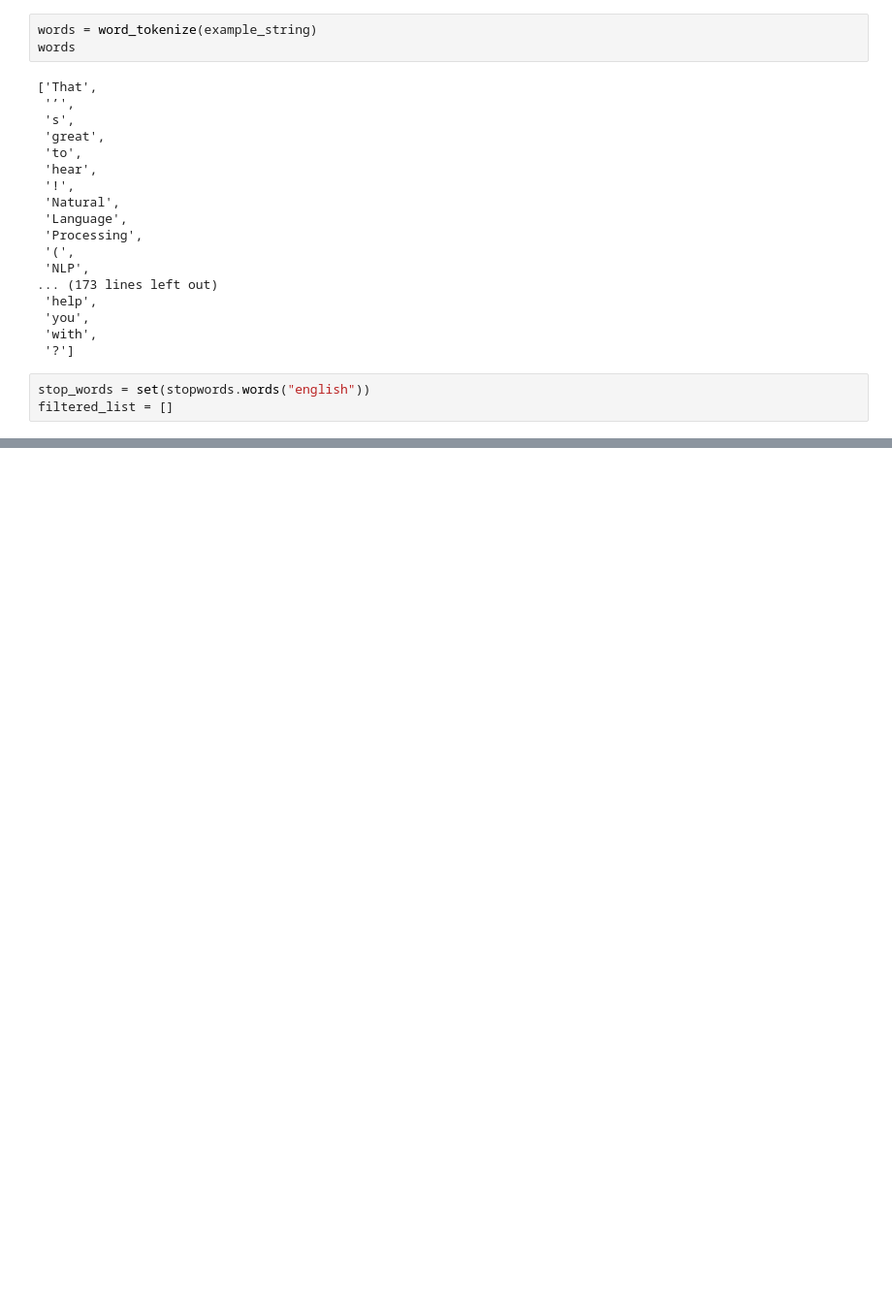
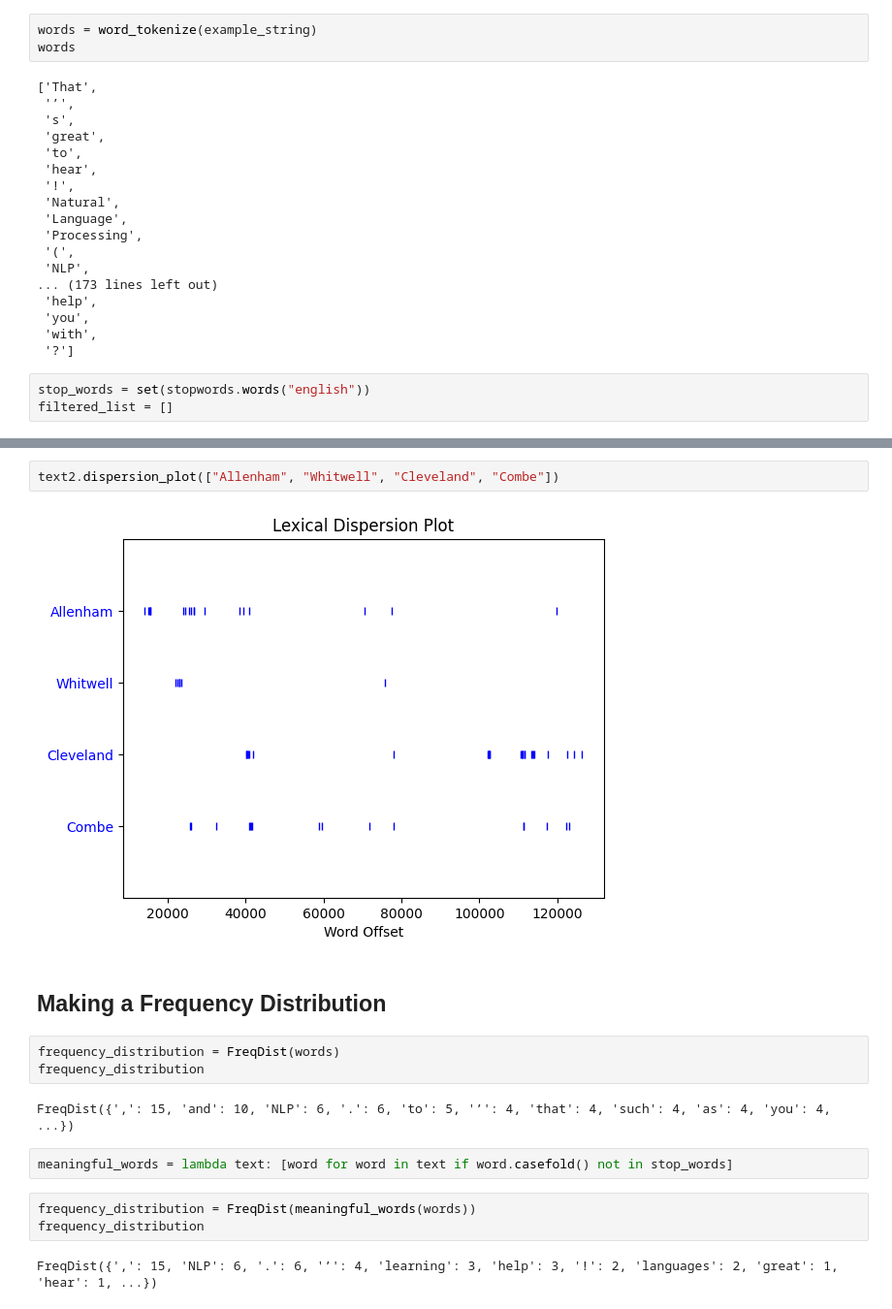
Before and after one commit to araobp/Learning-MarTech, a Jupyter notebook: NLP_basics.ipynb, the cells around one changed output, grey strips where cells are left out. Shown at 97% size. Cells and saved outputs as stored; diff of their text form; blank space fills up the shorter version.

```diff
--- a/NLP_basics.ipynb
+++ b/NLP_basics.ipynb
@@ -115,0 +340,18 @@ filtered_list
+# %%
+text2.dispersion_plot(["Allenham", "Whitwell", "Cleveland", "Combe"])
+# %% [output]
+[figure, added]
+# %% [markdown]
+## Making a Frequency Distribution
+# %%
+frequency_distribution = FreqDist(words)
+frequency_distribution
+# %% [output]
+FreqDist({',': 15, 'and': 10, 'NLP': 6, '.': 6, 'to': 5, '’': 4, 'that': 4, 'such': 4, 'as': 4, 'you': 4, ...})
+# %%
+meaningful_words = lambda text: [word for word in text if word.casefold() not in stop_words]
+# %%
+frequency_distribution = FreqDist(meaningful_words(words))
+frequency_distribution
+# %% [output]
+FreqDist({',': 15, 'NLP': 6, '.': 6, '’': 4, 'learning': 3, 'help': 3, '!': 2, 'languages': 2, 'great': 1, 'hear': 1, ...})
```
Also changed, not shown: parts of 33 cells of this notebook.
